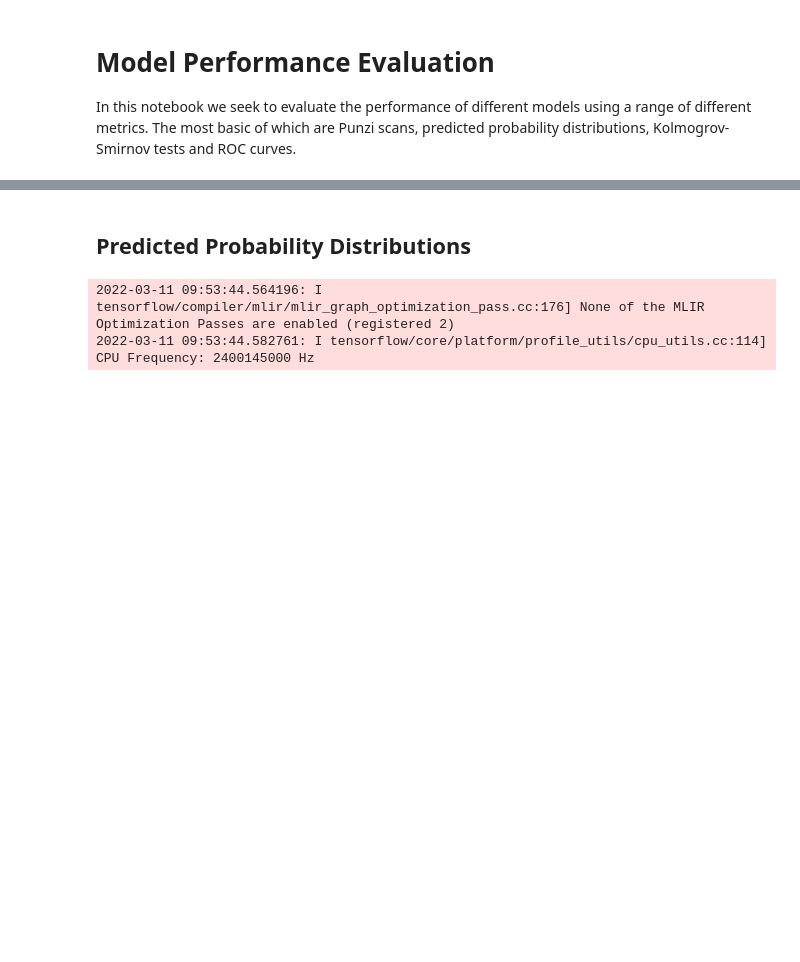
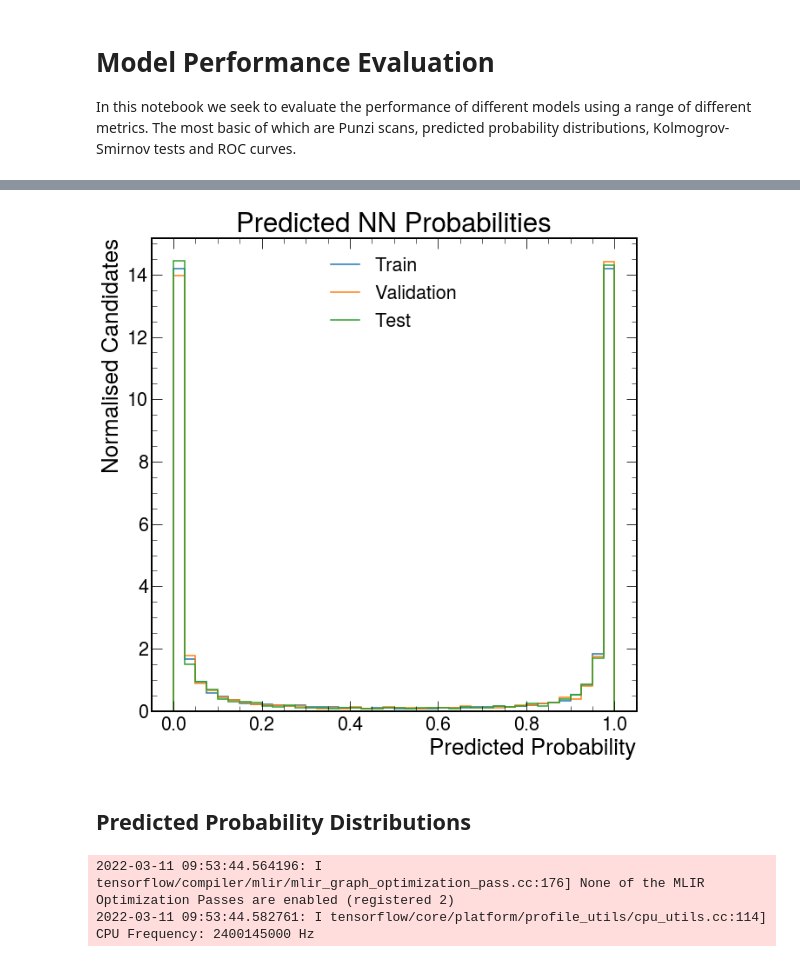
Before and after one commit to ChandlerKenworthy/Y4RareDecayProject, a Jupyter notebook: model_evaluation/model_eval.ipynb, the cells around one changed output, grey strips where cells are left out. Cells and saved outputs as stored; diff of their text form; code cells hidden in the pictures; blank space fills up the shorter version.

```diff
--- a/model_evaluation/model_eval.ipynb
+++ b/model_evaluation/model_eval.ipynb
@@ -43,3 +43,21 @@ To enable them in other operations, rebuild TensorFlow with the appropriate comp
+# %%
+train_preds, val_preds, test_preds = nn_model.predict(X_train), nn_model.predict(X_val), nn_model.predict(X_test)
+bins = np.linspace(0, 1, 41)
+
+h1, _ = np.histogram(train_preds, bins=bins, density=True)
+h2, _ = np.histogram(val_preds, bins=bins, density=True)
+h3, _ = np.histogram(test_preds, bins=bins, density=True)
+# %%
+fig, ax = plt.subplots(1, 1)
+hep.histplot([h1, h2, h3], bins=bins, ax=ax, label=['Train', 'Validation', 'Test'], stack=False)
+plt.ylabel('Normalised Candidates')
+plt.xlabel('Predicted Probability')
+plt.legend(loc='upper center')
+plt.title(f'Predicted NN Probabilities')
+plt.savefig(f'../images/ModelEval/Pred_Prob_Dist_NN_{version}.png', dpi=800)
+plt.show()
+# %% [output]
+[figure, added]
 # %% [markdown]
 ## Predicted Probability Distributions
 # %%
```
Also changed, not shown: parts of 1 cell of this notebook, 1 other file.
